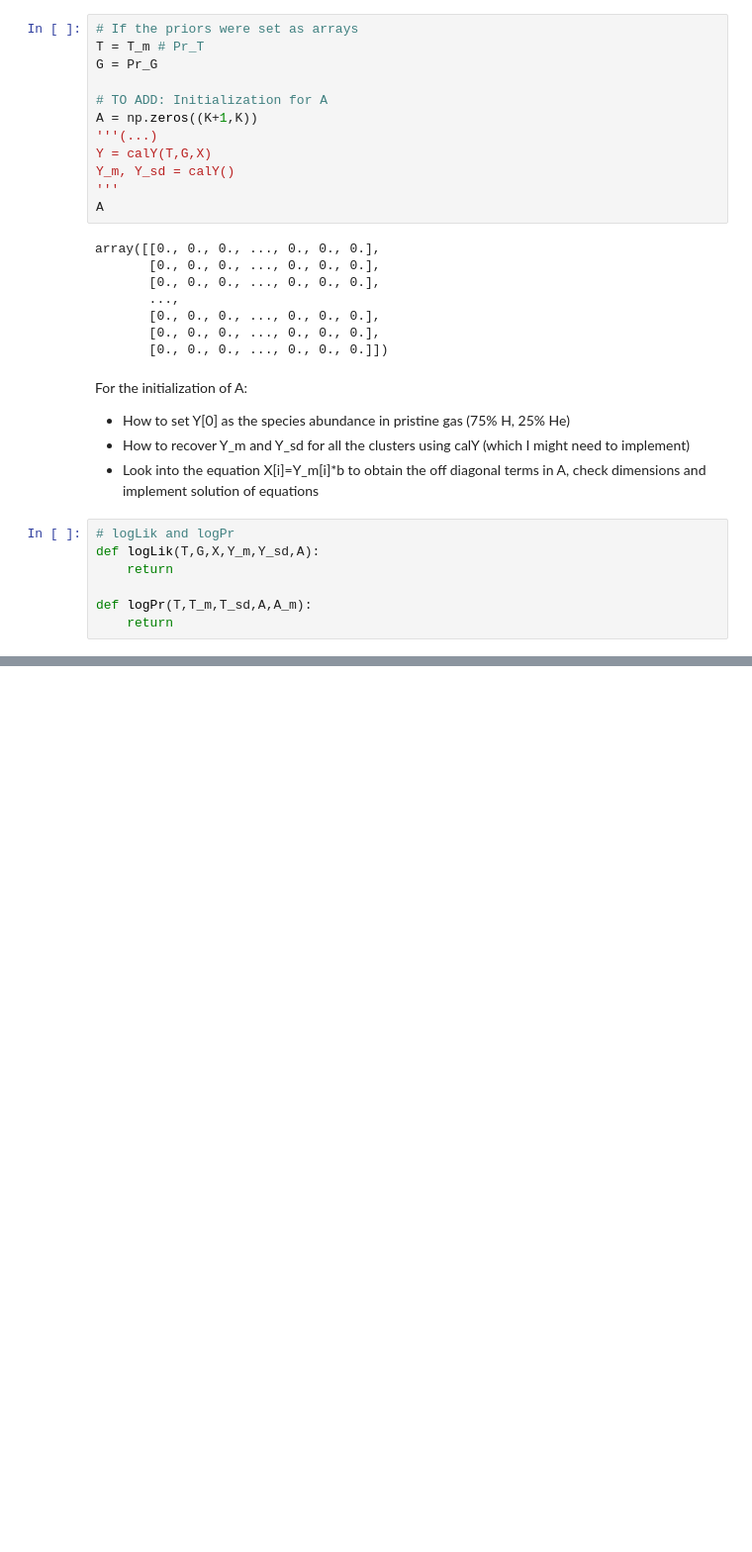
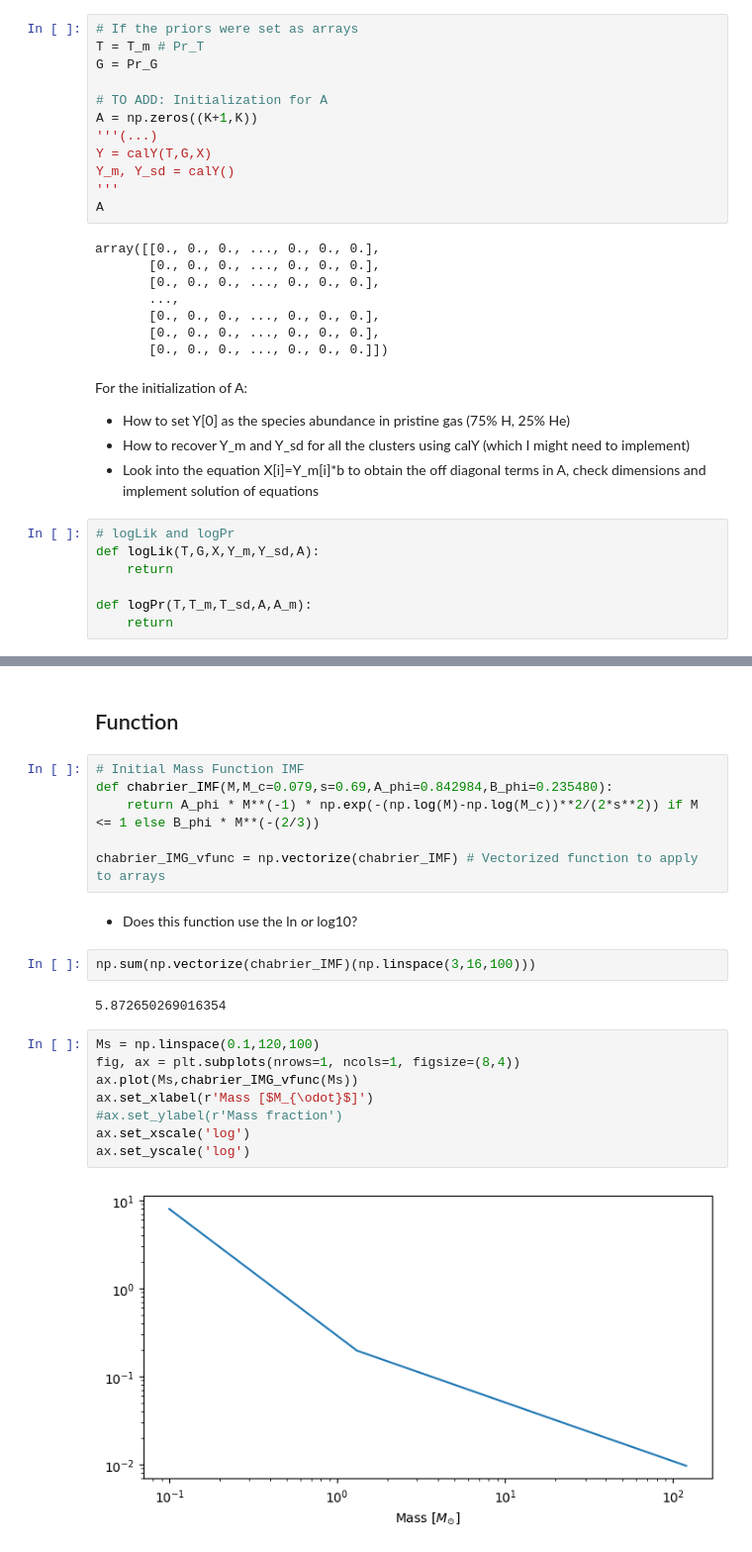
Before and after one commit to kurtwalsen/networks, a Jupyter notebook: phylogenetic_network.ipynb, the cells around one changed output, grey strips where cells are left out. Shown: that part at 99% size. Saved outputs shown, nothing was run; the diff lists cells and outputs as text; blank space fills up the shorter version.

```diff
--- a/phylogenetic_network.ipynb
+++ b/phylogenetic_network.ipynb
@@ -314,0 +477,24 @@ def logPr(T,T_m,T_sd,A,A_m):
+# %% [markdown]
+## Function
+# %%
+# Initial Mass Function IMF
+def chabrier_IMF(M,M_c=0.079,s=0.69,A_phi=0.842984,B_phi=0.235480):
+    return A_phi * M**(-1) * np.exp(-(np.log(M)-np.log(M_c))**2/(2*s**2)) if M <= 1 else B_phi * M**(-(2/3))
+
+chabrier_IMG_vfunc = np.vectorize(chabrier_IMF) # Vectorized function to apply to arrays
+# %% [markdown]
+- Does this function use the ln or log10?
+# %%
+np.sum(np.vectorize(chabrier_IMF)(np.linspace(3,16,100)))
+# %% [output]
+5.872650269016354
+# %%
+Ms = np.linspace(0.1,120,100)
+fig, ax = plt.subplots(nrows=1, ncols=1, figsize=(8,4))
+ax.plot(Ms,chabrier_IMG_vfunc(Ms))
+ax.set_xlabel(r'Mass [$M_{\odot}$]')
+#ax.set_ylabel(r'Mass fraction')
+ax.set_xscale('log')
+ax.set_yscale('log')
+# %% [output]
+[figure, added]
```
Also changed, not shown: parts of 28 cells of this notebook.
